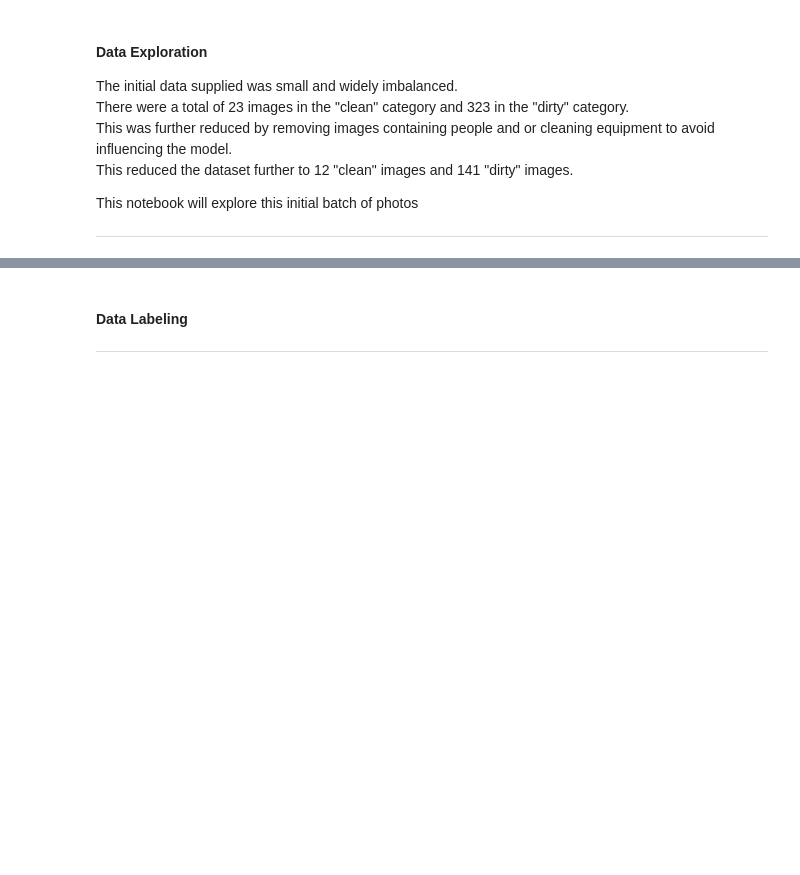
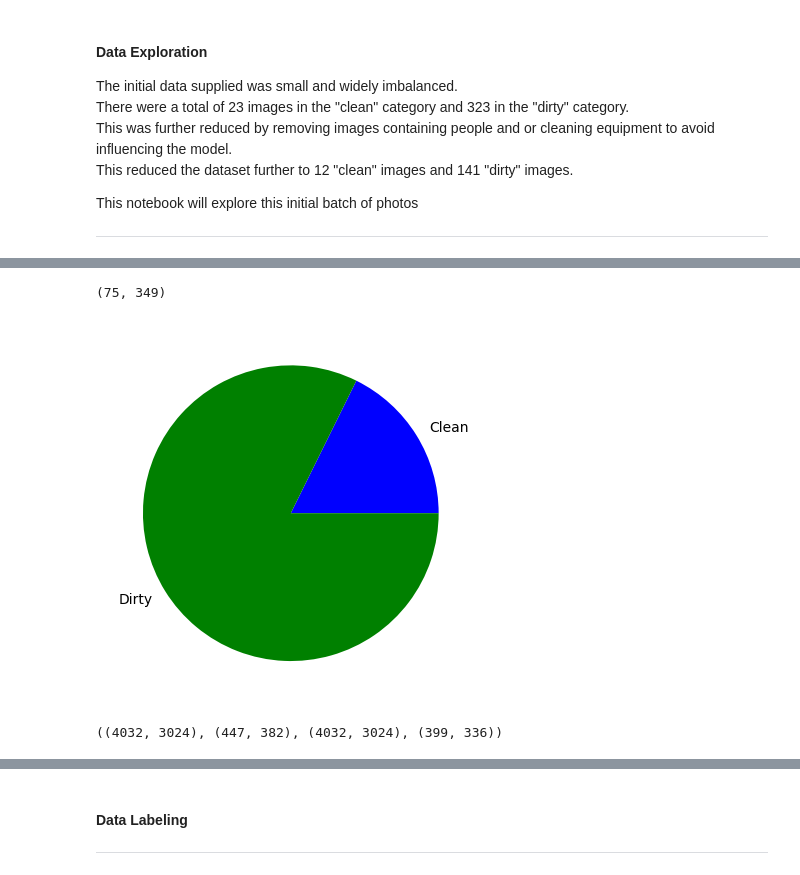
Before and after one commit to oshepad/cargo-holds-image-classification, a Jupyter notebook: code/01_Data.ipynb, the cells around one changed output, grey strips where cells are left out. Drawn from its saved outputs; the diff is of its cells as text; code cells hidden in the pictures; blank space fills up the shorter version.

```diff
--- a/code/01_Data.ipynb
+++ b/code/01_Data.ipynb
@@ -91,0 +155,25 @@ for images, labels in test.take(1):
+# %%
+# How big is the datasets
+num_clean = len([i for i in os.listdir('../data/classified/clean/')])
+num_dirty = len([i for i in os.listdir('../data/classified/dirty/')])
+num_clean, num_dirty
+# %% [output]
+(75, 349)
+# %%
+# Simple pie chart
+fig, ax = plt.subplots()
+ax.pie(x=[num_clean, num_dirty], labels=['Clean', 'Dirty'], colors=['blue', 'green'])
+plt.show;
+# %% [output]
+[figure, added]
+# %%
+# gather image size ranges
+clean_path = '../data/classified/clean/'
+dirty_path = '../data/classified/dirty/'
+
+clean_sizes = [load_img(os.path.join(clean_path, i)).size for i in os.listdir(clean_path)]
+dirty_sizes = [load_img(os.path.join(dirty_path, i)).size for i in os.listdir(dirty_path)]
+
+max(clean_sizes), min(clean_sizes), max(dirty_sizes), min(dirty_sizes)
+# %% [output]
+((4032, 3024), (447, 382), (4032, 3024), (399, 336))
```
Also changed, not shown: parts of 8 cells of this notebook.
